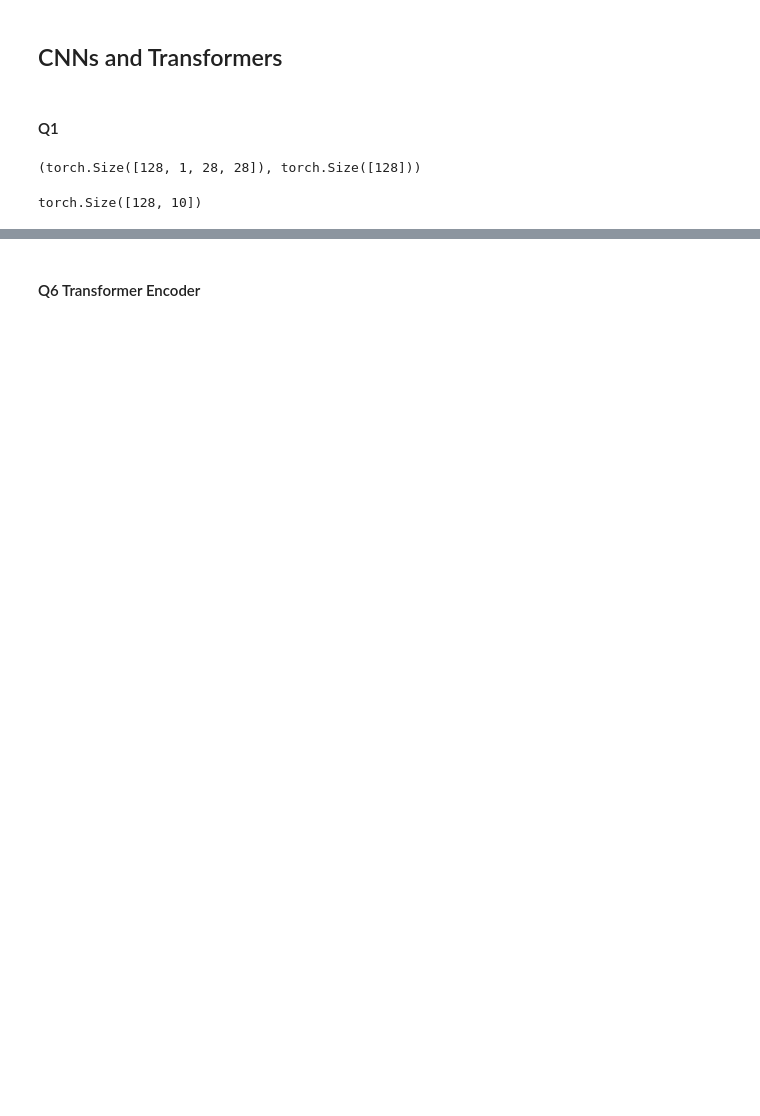
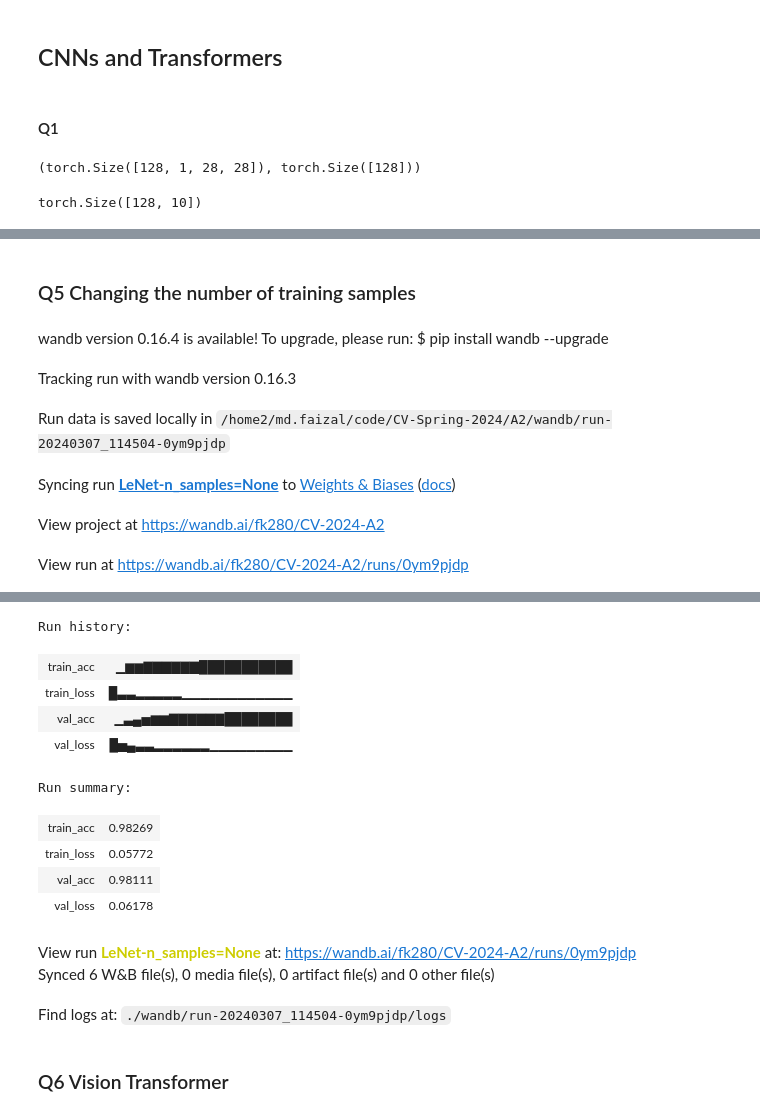
Before and after one commit to FaizalKarim280280/CV-Spring-2024, a Jupyter notebook: A2/main.ipynb, the cells around one changed output, grey strips where cells are left out. Saved outputs shown, nothing was run; the diff lists cells and outputs as text; code cells hidden in the pictures; blank space fills up the shorter version.

```diff
--- a/A2/main.ipynb
+++ b/A2/main.ipynb
@@ -292,8 +289,12 @@ class Trainer:
         self.val_loader = val_loader
         self.logger = logger
         self.loss_fxn = nn.CrossEntropyLoss()
-        self.optimizer = torch.optim.Adam(self.model.parameters(), lr = 1e-4)
+        self.optimizer = torch.optim.Adam(self.model.parameters(), lr = lr)
         self.accuracy_fxn = accuracy_score
+        self.history = {
+            'train_loss': [], 'val_loss': [],
+            'train_acc': [], 'val_acc': []
+        }
 
     def training_step(self, x, y):
         y_pred = self.model(x)
@@ -329,13 +330,22 @@ class Trainer:
 
             print(f"[{epoch + 1}] train:[loss:{train_loss:.4f}, acc:{train_acc:.4f}] val:[loss:{val_loss:.4f}, acc:{val_acc:.4f}]")
 
-            if self.logger is not None:
+            if self.logger:
                 self.logger.log({
                     'train_loss': train_loss,
                     'val_loss': val_loss,
                     'train_acc': train_acc,
                     'val_acc': val_acc
                 })
+
+            self.history['train_loss'].append(train_loss)
+            self.history['val_loss'].append(val_loss)
+            self.history['train_acc'].append(train_acc)
+            self.history['val_acc'].append(val_acc)
+
+
+        if self.logger:
+            self.logger.finish()
 # %%
 
 wandb.init(project='CV-2024-A2',
@@ -396,3 +387,34 @@ api = wandb.Api()
 run = api.run(f"CV-2024-A2/qph9kyhs")
 # %%
 run
+# %% [markdown]
+### Q5 Changing the number of training samples
+# %%
+for n_samples in [600, 1800, 6000, 18000, None]:
+    train_dataset = MNISTDataset(train_images, train_labels, n_samples=n_samples)
+    val_dataset = MNISTDataset(test_images, test_labels)
+
+    train_loader = DataLoader(train_dataset, batch_size=batch_size, shuffle=True)
+    val_loader = DataLoader(val_dataset, batch_size=batch_size, shuffle=False)
+
+    wandb.init(project='CV-2024-A2',
+               name=f'LeNet-n_samples={n_samples}'
+               )
+
+    trainer = Trainer(
+        model=LeNet(),
+        train_loader=train_loader,
+        val_loader=val_loader,
+        device=device,
+        logger=wandb,
+        lr=lr
+    )
+
+    trainer.train()
+# %% [output]
+wandb version 0.16.4 is available! To upgrade, please run: $ pip install wandb --upgrade
+Tracking run with wandb version 0.16.3
+Run data is saved locally in /home2/md.faizal/code/CV-Spring-2024/A2/wandb/run-20240307_114504-0ym9pjdp
+Syncing run LeNet-n_samples=None to Weights & Biases (docs)
+View project at https://wandb.ai/fk280/CV-2024-A2
+View run at https://wandb.ai/fk280/CV-2024-A2/runs/0ym9pjdp
@@ -399,5 +442,18 @@ run
+Run history:
+| train_acc | ▁▆▆▇▇▇▇▇▇███████████ |
+| train_loss | █▃▃▂▂▂▂▂▁▁▁▁▁▁▁▁▁▁▁▁ |
+| val_acc | ▁▃▄▅▆▆▇▇▇▇▇▇████████ |
+| val_loss | █▅▄▃▃▂▂▂▂▂▂▁▁▁▁▁▁▁▁▁ |
+Run summary:
+| train_acc | 0.98269 |
+| train_loss | 0.05772 |
+| val_acc | 0.98111 |
+| val_loss | 0.06178 |
+View run LeNet-n_samples=None at: https://wandb.ai/fk280/CV-2024-A2/runs/0ym9pjdp
+Synced 6 W&B file(s), 0 media file(s), 0 artifact file(s) and 0 other file(s)
+Find logs at: ./wandb/run-20240307_114504-0ym9pjdp/logs
 # %% [markdown]
-#### Q6 Transformer Encoder
+### Q6 Vision Transformer
 # %%
 class VIT(nn.Module):
     def __init__(self,
```
Also changed, not shown: parts of 35 cells of this notebook.
